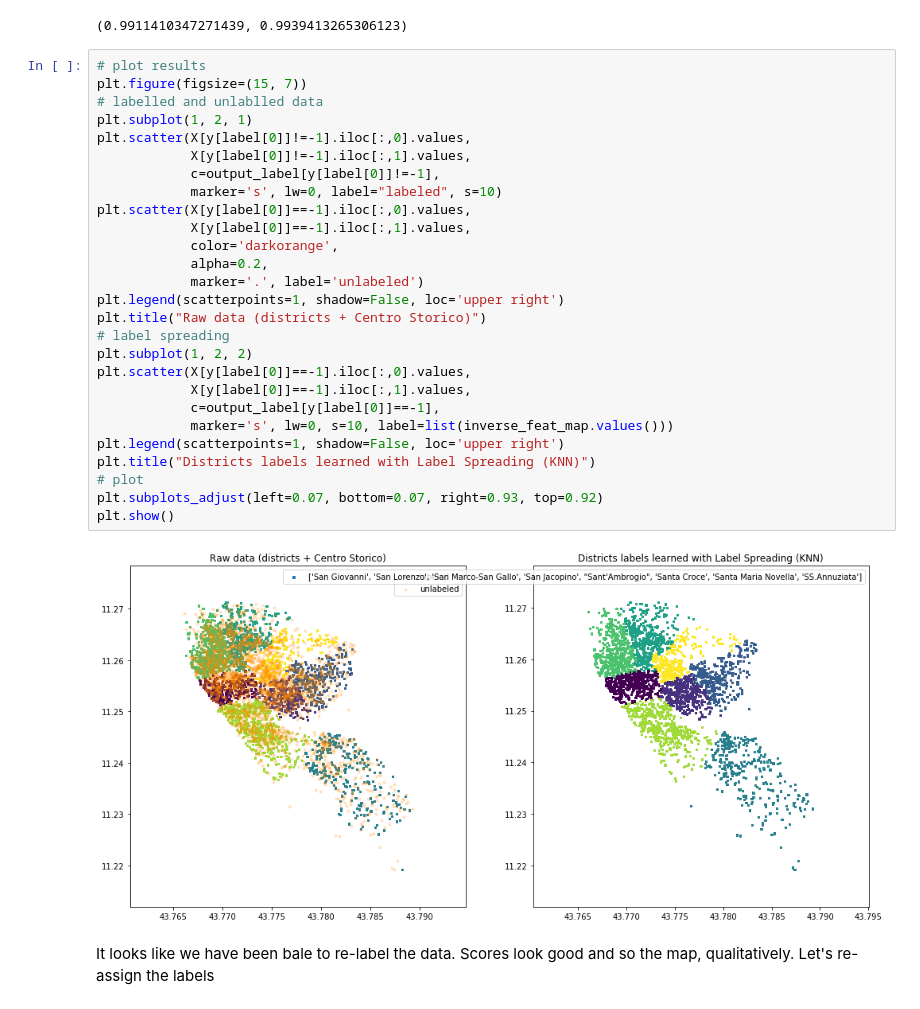
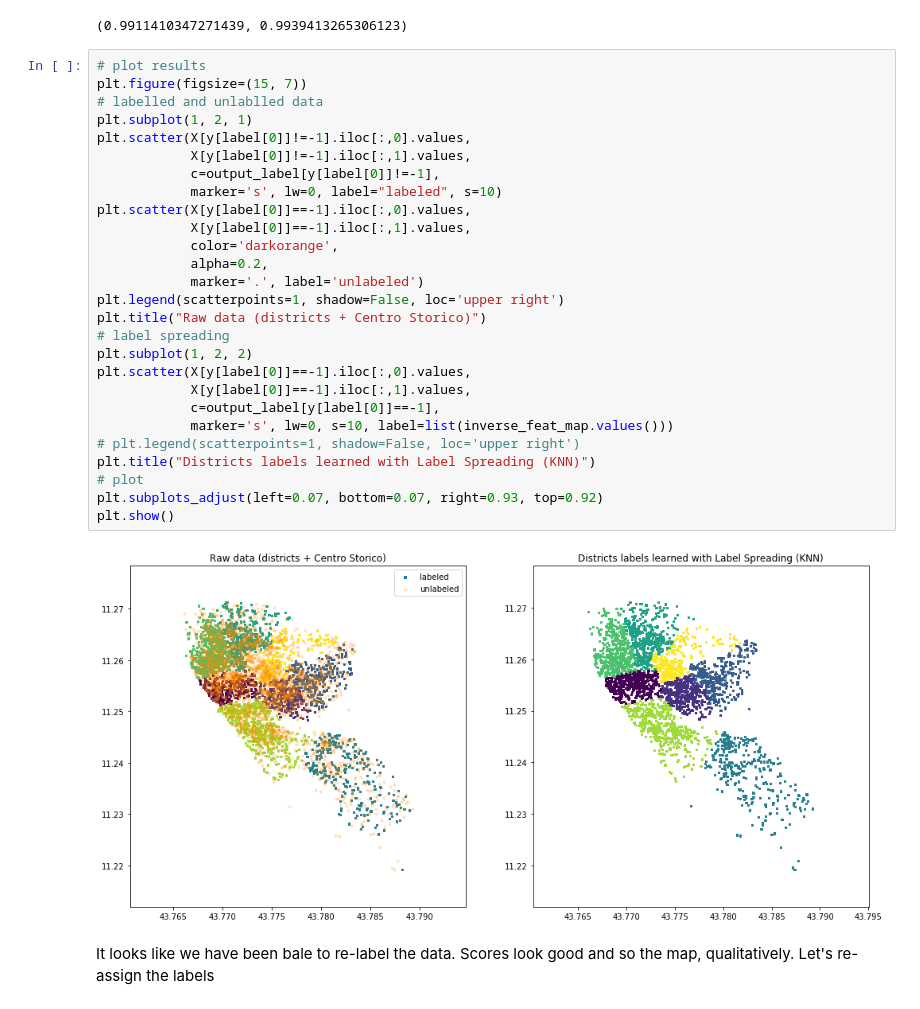
Before and after one commit to claudiocmp/airbnb_florence, a Jupyter notebook: florence_listings.ipynb, the cells around one changed output. Drawn from its saved outputs; the diff is of its cells as text.

```diff
--- a/florence_listings.ipynb
+++ b/florence_listings.ipynb
@@ -654,32 +658,32 @@ score_lb, score_ulb
 # %%
 # plot results
 plt.figure(figsize=(15, 7))
 # labelled and unlablled data
 plt.subplot(1, 2, 1)
 plt.scatter(X[y[label[0]]!=-1].iloc[:,0].values,
             X[y[label[0]]!=-1].iloc[:,1].values,
             c=output_label[y[label[0]]!=-1],
             marker='s', lw=0, label="labeled", s=10)
 plt.scatter(X[y[label[0]]==-1].iloc[:,0].values,
             X[y[label[0]]==-1].iloc[:,1].values,
             color='darkorange',
             alpha=0.2,
             marker='.', label='unlabeled')
 plt.legend(scatterpoints=1, shadow=False, loc='upper right')
 plt.title("Raw data (districts + Centro Storico)")
 # label spreading
 plt.subplot(1, 2, 2)
 plt.scatter(X[y[label[0]]==-1].iloc[:,0].values,
             X[y[label[0]]==-1].iloc[:,1].values,
             c=output_label[y[label[0]]==-1],
             marker='s', lw=0, s=10, label=list(inverse_feat_map.values()))
-plt.legend(scatterpoints=1, shadow=False, loc='upper right')
+# plt.legend(scatterpoints=1, shadow=False, loc='upper right')
 plt.title("Districts labels learned with Label Spreading (KNN)")
 # plot
 plt.subplots_adjust(left=0.07, bottom=0.07, right=0.93, top=0.92)
 plt.show()
 # %% [output]
-[figure, old version]
+[figure, new version]
 # %% [markdown]
 It looks like we have been bale to re-label the data. Scores look good and so the map, qualitatively. Let's re-assign the labels
 # %%
```
Also changed, not shown: parts of 9 cells of this notebook, 6 other files.
